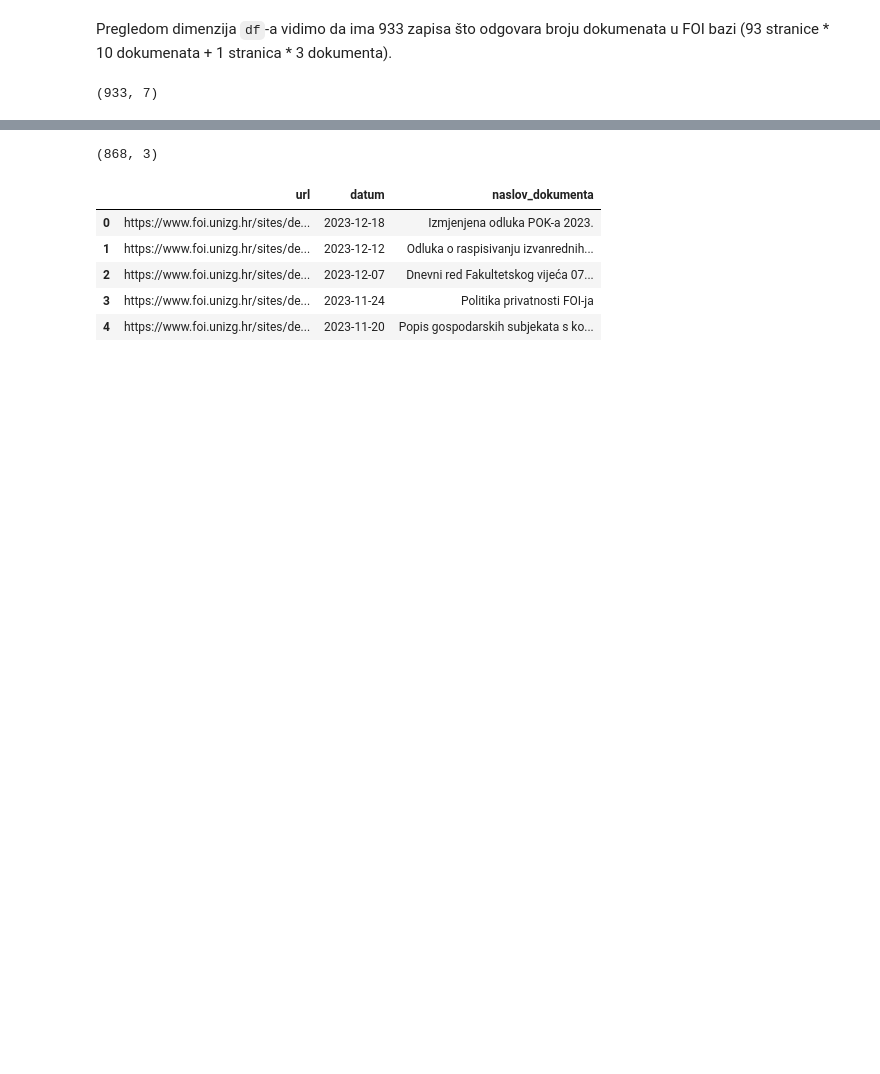
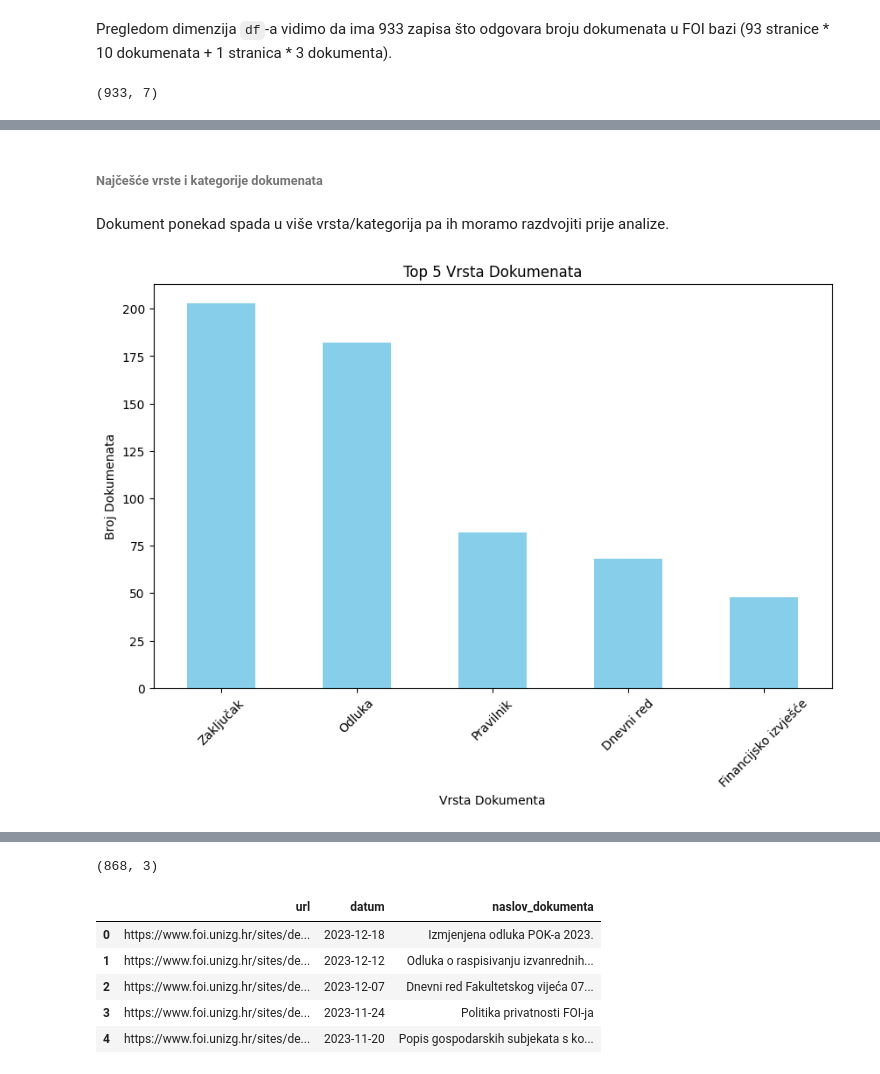
Before and after one commit to dsabljic/PAP-FOI-docs, a Jupyter notebook: Main.ipynb, the cells around one changed output, grey strips where cells are left out. Cells and saved outputs as stored; diff of their text form; code cells hidden in the pictures; blank space fills up the shorter version.

Commit message:
Dokumentacija - Analiza rezultata

```diff
--- a/Main.ipynb
+++ b/Main.ipynb
@@ -586,0 +626,19 @@ df.shape
+# %% [markdown]
+###### **Najčešće vrste i kategorije dokumenata**
+# %% [markdown]
+Dokument ponekad spada u više vrsta/kategorija pa ih moramo razdvojiti prije analize.
+# %%
+document_type_counts = df['vrsta_dokumenta'].value_counts()
+
+top_5_type = document_type_counts.head(5)
+
+# Bar chart
+plt.figure(figsize=(10, 6))
+top_5_type.plot(kind='bar', color='skyblue')
+plt.title('Top 5 Vrsta Dokumenata')
+plt.xlabel('Vrsta Dokumenta')
+plt.ylabel('Broj Dokumenata')
+plt.xticks(rotation=45)
+plt.show()
+# %% [output]
+[figure, added]
```
Also changed, not shown: parts of 24 cells of this notebook.
